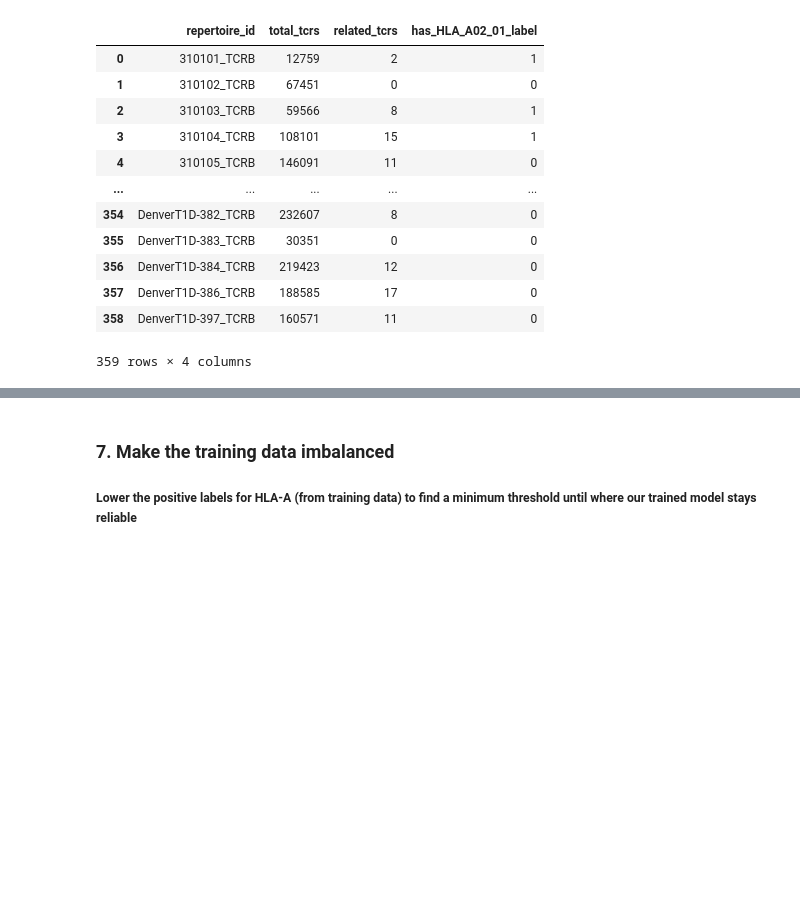
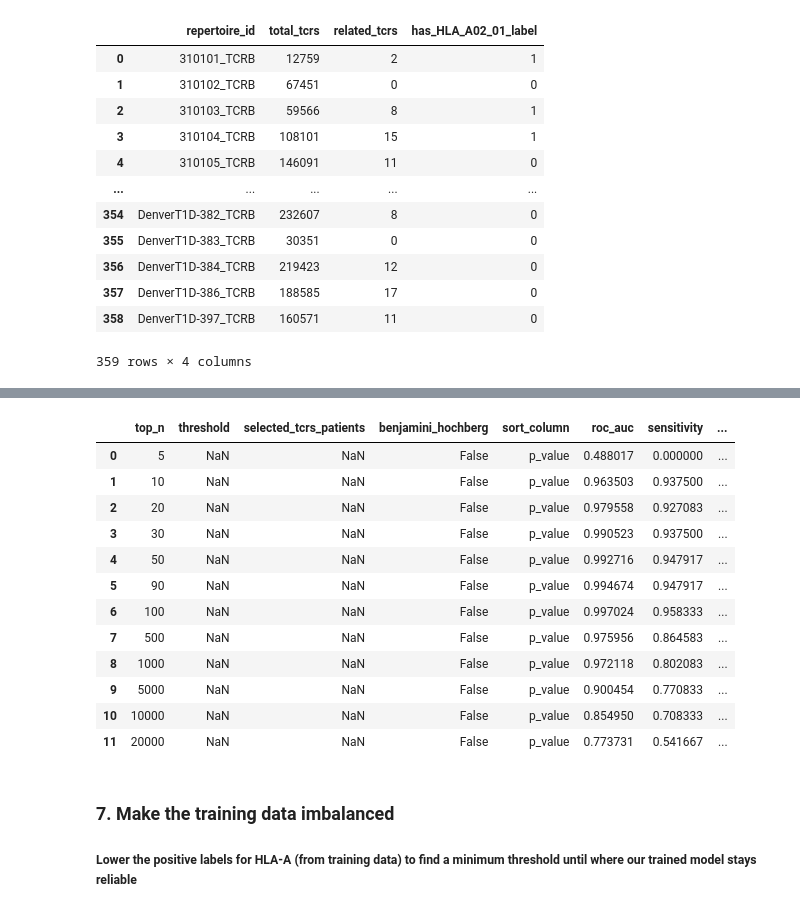
Before and after one commit to saartjeherman/Emerson, a Jupyter notebook: emerson_clean.ipynb, the cells around one changed output, grey strips where cells are left out. Drawn from its saved outputs; the diff is of its cells as text; code cells hidden in the pictures; blank space fills up the shorter version.

```diff
--- a/emerson_clean.ipynb
+++ b/emerson_clean.ipynb
@@ -398 +419,18 @@ weighted avg       0.97      0.97      0.97       229
+# %%
+compare = af.read_file('results\\5\\metrics_classifiers_validation.tsv')
+compare
+# %% [output]
+|  | top_n | threshold | selected_tcrs_patients | benjamini_hochberg | sort_column | roc_auc | sensitivity | ... |
+| 0 | 5 | NaN | NaN | False | p_value | 0.488017 | 0.000000 | ... |
+| 1 | 10 | NaN | NaN | False | p_value | 0.963503 | 0.937500 | ... |
+| 2 | 20 | NaN | NaN | False | p_value | 0.979558 | 0.927083 | ... |
+| 3 | 30 | NaN | NaN | False | p_value | 0.990523 | 0.937500 | ... |
+| 4 | 50 | NaN | NaN | False | p_value | 0.992716 | 0.947917 | ... |
+| 5 | 90 | NaN | NaN | False | p_value | 0.994674 | 0.947917 | ... |
+| 6 | 100 | NaN | NaN | False | p_value | 0.997024 | 0.958333 | ... |
+| 7 | 500 | NaN | NaN | False | p_value | 0.975956 | 0.864583 | ... |
+| 8 | 1000 | NaN | NaN | False | p_value | 0.972118 | 0.802083 | ... |
+| 9 | 5000 | NaN | NaN | False | p_value | 0.900454 | 0.770833 | ... |
+| 10 | 10000 | NaN | NaN | False | p_value | 0.854950 | 0.708333 | ... |
+| 11 | 20000 | NaN | NaN | False | p_value | 0.773731 | 0.541667 | ... |
 # %% [markdown]
```
Also changed, not shown: parts of 46 cells of this notebook.
